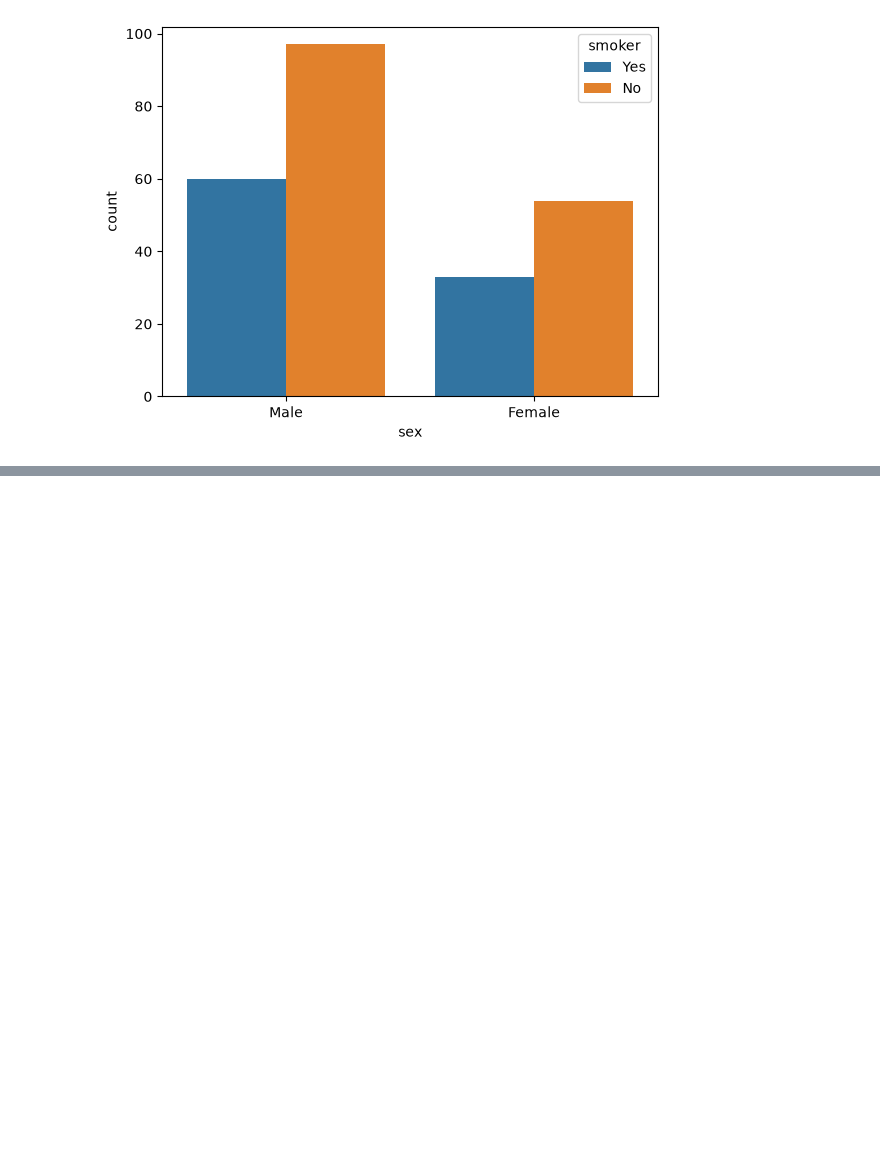
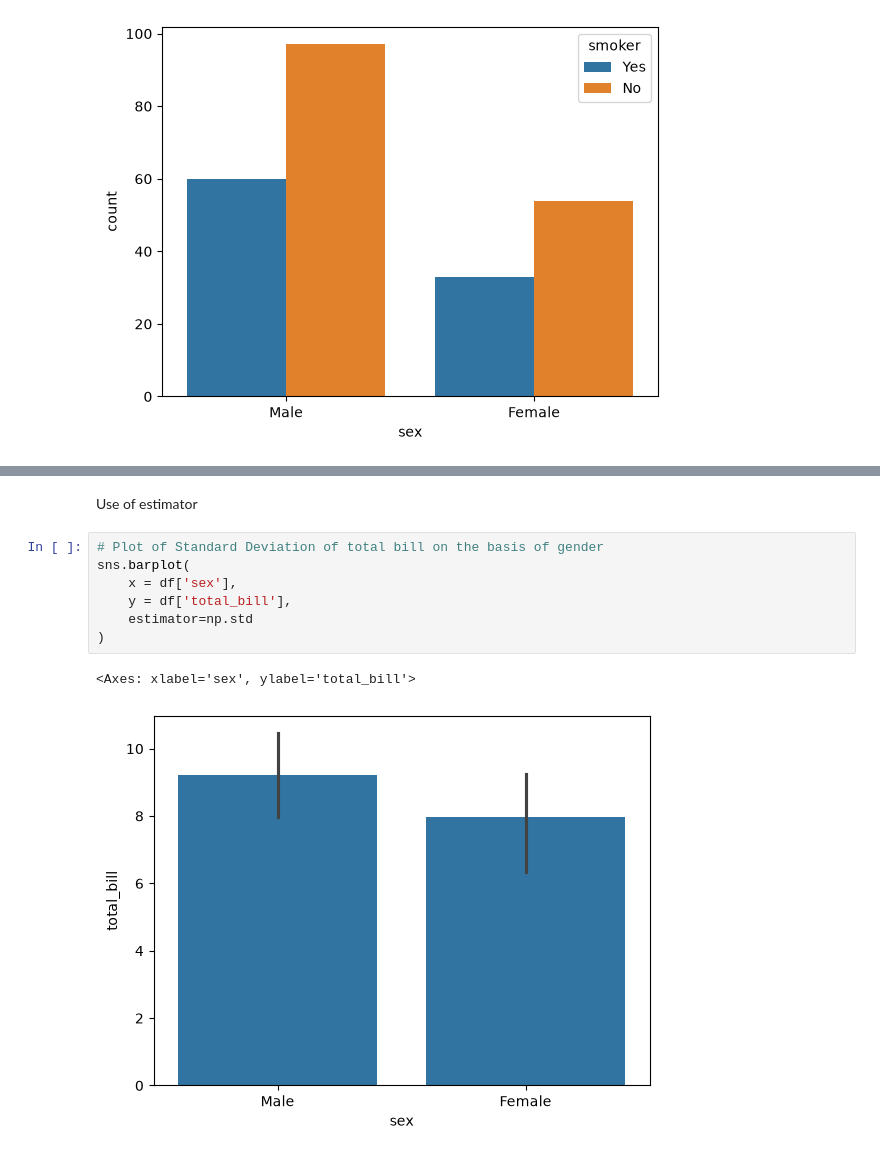
Before and after one commit to praful011-nep/ML-Playground, a Jupyter notebook: Data_Visualization/Seaborn/Categorical_plot.ipynb, the cells around one changed output, grey strips where cells are left out. Saved outputs shown, nothing was run; the diff lists cells and outputs as text; blank space fills up the shorter version.

```diff
--- a/Data_Visualization/Seaborn/Categorical_plot.ipynb
+++ b/Data_Visualization/Seaborn/Categorical_plot.ipynb
@@ -42,0 +71,12 @@ sns.countplot(x = df['sex'], hue = df['smoker'])
+# %% [markdown]
+Use of estimator
+# %%
+# Plot of Standard Deviation of total bill on the basis of gender
+sns.barplot(
+    x = df['sex'],
+    y = df['total_bill'],
+    estimator=np.std
+)
+# %% [output]
+<Axes: xlabel='sex', ylabel='total_bill'>
+[figure, added]
```
Also changed, not shown: parts of 4 cells of this notebook.
